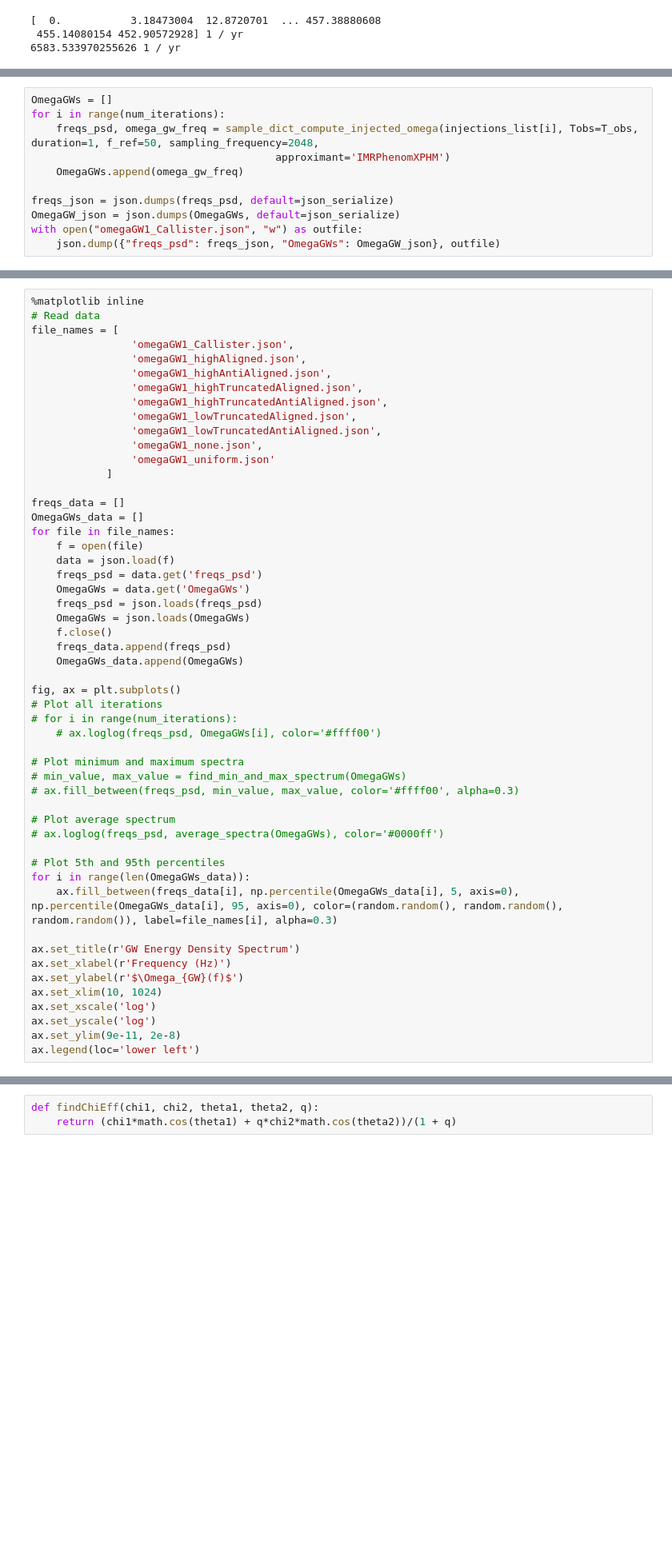
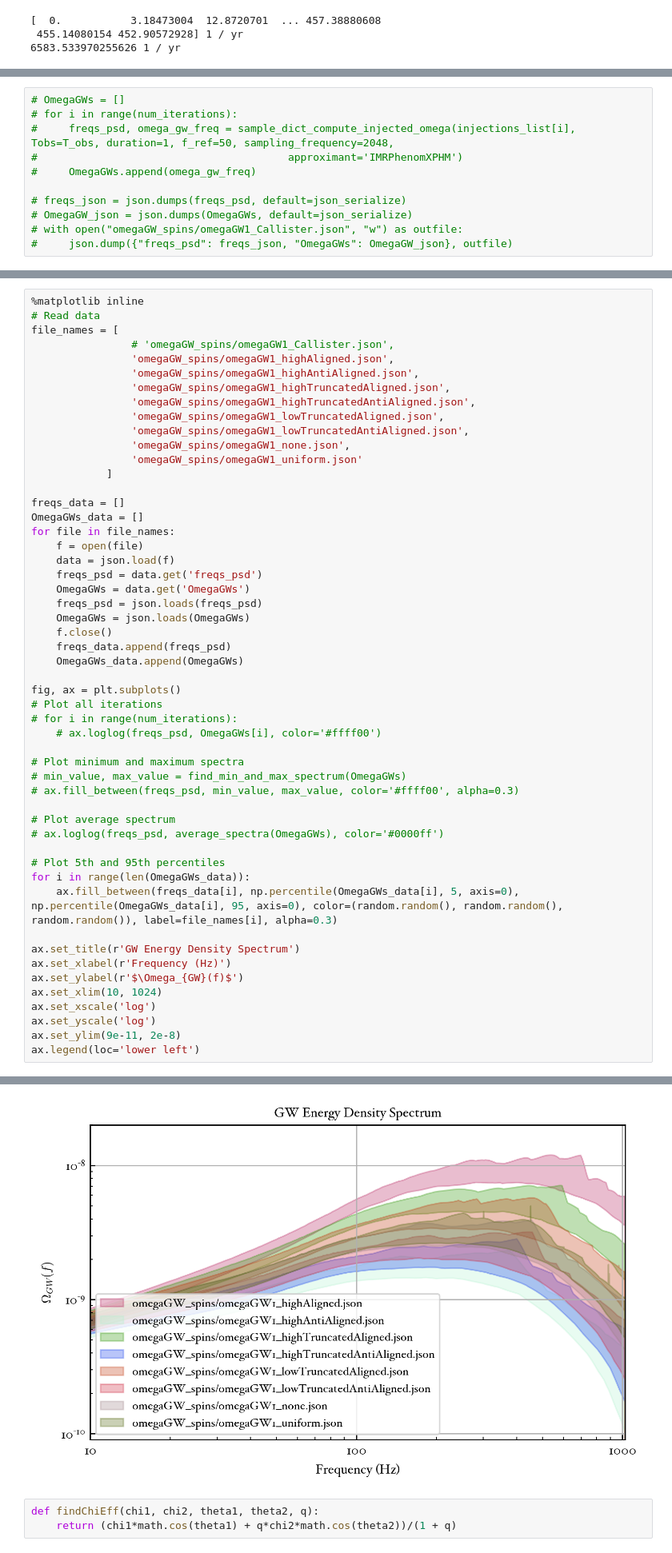
Before and after one commit to meyers-academic/astrophysical_gwb, a Jupyter notebook: notebooks/sgwb_calculation/spin_distributions.ipynb, the cells around one changed output, grey strips where cells are left out. Shown at 80% size. Cells and saved outputs as stored; diff of their text form; blank space fills up the shorter version.

```diff
--- a/notebooks/sgwb_calculation/spin_distributions.ipynb
+++ b/notebooks/sgwb_calculation/spin_distributions.ipynb
@@ -487,13 +485,13 @@ array([1.37229817, 2.64640569, 1.37025565, ..., 0.93278943,
 # ax.plot(costheta1s, probs1, color='#ff0000')
 # ax.plot(costheta2s, probs2, color='#0000ff')
 # %%
-OmegaGWs = []
-for i in range(num_iterations):
-    freqs_psd, omega_gw_freq = sample_dict_compute_injected_omega(injections_list[i], Tobs=T_obs, duration=1, f_ref=50, sampling_frequency=2048,
-                                       approximant='IMRPhenomXPHM')
-    OmegaGWs.append(omega_gw_freq)
+# OmegaGWs = []
+# for i in range(num_iterations):
+#     freqs_psd, omega_gw_freq = sample_dict_compute_injected_omega(injections_list[i], Tobs=T_obs, duration=1, f_ref=50, sampling_frequency=2048,
+#                                        approximant='IMRPhenomXPHM')
+#     OmegaGWs.append(omega_gw_freq)
 
-freqs_json = json.dumps(freqs_psd, default=json_serialize)
-OmegaGW_json = json.dumps(OmegaGWs, default=json_serialize)
-with open("omegaGW1_Callister.json", "w") as outfile:
-    json.dump({"freqs_psd": freqs_json, "OmegaGWs": OmegaGW_json}, outfile)
+# freqs_json = json.dumps(freqs_psd, default=json_serialize)
+# OmegaGW_json = json.dumps(OmegaGWs, default=json_serialize)
+# with open("omegaGW_spins/omegaGW1_Callister.json", "w") as outfile:
+#     json.dump({"freqs_psd": freqs_json, "OmegaGWs": OmegaGW_json}, outfile)
@@ -531,15 +516,15 @@ def average_spectra(spectra):
 %matplotlib inline
 # Read data
 file_names = [
-                'omegaGW1_Callister.json',
-                'omegaGW1_highAligned.json',
-                'omegaGW1_highAntiAligned.json',
-                'omegaGW1_highTruncatedAligned.json',
-                'omegaGW1_highTruncatedAntiAligned.json',
-                'omegaGW1_lowTruncatedAligned.json',
-                'omegaGW1_lowTruncatedAntiAligned.json',
-                'omegaGW1_none.json',
-                'omegaGW1_uniform.json'
+                # 'omegaGW_spins/omegaGW1_Callister.json',
+                'omegaGW_spins/omegaGW1_highAligned.json',
+                'omegaGW_spins/omegaGW1_highAntiAligned.json',
+                'omegaGW_spins/omegaGW1_highTruncatedAligned.json',
+                'omegaGW_spins/omegaGW1_highTruncatedAntiAligned.json',
+                'omegaGW_spins/omegaGW1_lowTruncatedAligned.json',
+                'omegaGW_spins/omegaGW1_lowTruncatedAntiAligned.json',
+                'omegaGW_spins/omegaGW1_none.json',
+                'omegaGW_spins/omegaGW1_uniform.json'
             ]
 
 freqs_data = []
@@ -579,3 +564,4 @@ ax.set_xscale('log')
 ax.set_yscale('log')
 ax.set_ylim(9e-11, 2e-8)
 ax.legend(loc='lower left')
+# %% [output]
@@ -582,3 +569,4 @@ ax.legend(loc='lower left')
+[figure, added]
 # %%
 def findChiEff(chi1, chi2, theta1, theta2, q):
     return (chi1*math.cos(theta1) + q*chi2*math.cos(theta2))/(1 + q)
```
Also changed, not shown: parts of 5 cells of this notebook, 37 other files.
